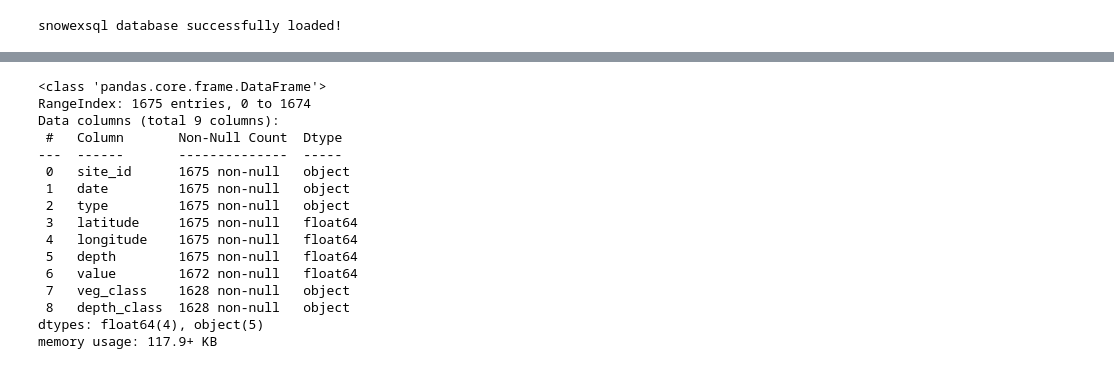
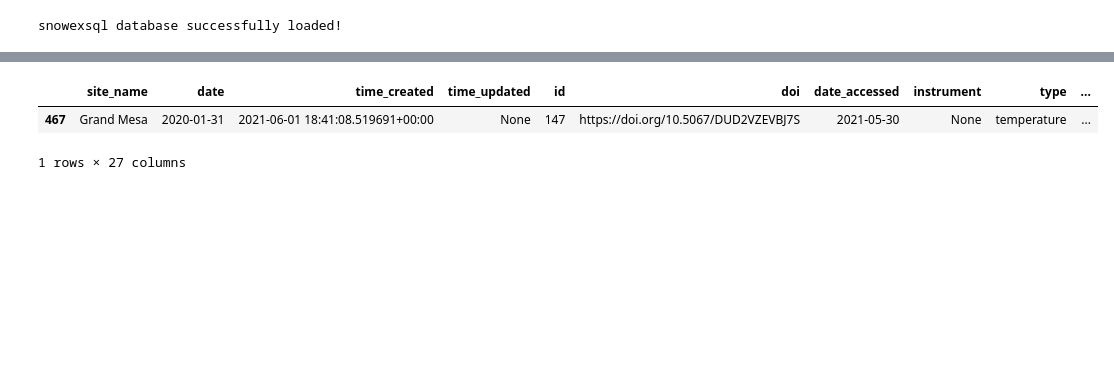
Before and after one commit to snowex-hackweek/hot-pow, a Jupyter notebook: contributors/Dillon_Ragar/pit_explore.ipynb, the cells around one changed output, grey strips where cells are left out. Saved outputs shown, nothing was run; the diff lists cells and outputs as text; code cells hidden in the pictures; blank space fills up the shorter version.

```diff
--- a/contributors/Dillon_Ragar/pit_explore.ipynb
+++ b/contributors/Dillon_Ragar/pit_explore.ipynb
@@ -110,19 +118,0 @@ OperationalError: (psycopg2.OperationalError) FATAL:  remaining connection slots
-# %%
-df.info()
-# %% [output]
-<class 'pandas.core.frame.DataFrame'>
-RangeIndex: 1675 entries, 0 to 1674
-Data columns (total 9 columns):
- #   Column       Non-Null Count  Dtype
----  ------       --------------  -----
- 0   site_id      1675 non-null   object
- 1   date         1675 non-null   object
- 2   type         1675 non-null   object
- 3   latitude     1675 non-null   float64
- 4   longitude    1675 non-null   float64
- 5   depth        1675 non-null   float64
- 6   value        1672 non-null   float64
- 7   veg_class    1628 non-null   object
- 8   depth_class  1628 non-null   object
-dtypes: float64(4), object(5)
-memory usage: 117.9+ KB
@@ -131 +119,7 @@ df.index = pd.to_datetime(df['date'])
+# %%
+df.loc[(df['site_id']=='8C26') & (df['depth']==0)]
+# %% [output]
+|  | site_name | date | time_created | time_updated | id | doi | date_accessed | instrument | type | ... |
+| 467 | Grand Mesa | 2020-01-31 | 2021-06-01 18:41:08.519691+00:00 | None | 147 | https://doi.org/10.5067/DUD2VZEVBJ7S | 2021-05-30 | None | temperature | ... |
+1 rows × 27 columns
 # %%
```
Also changed, not shown: parts of 5 cells of this notebook.
